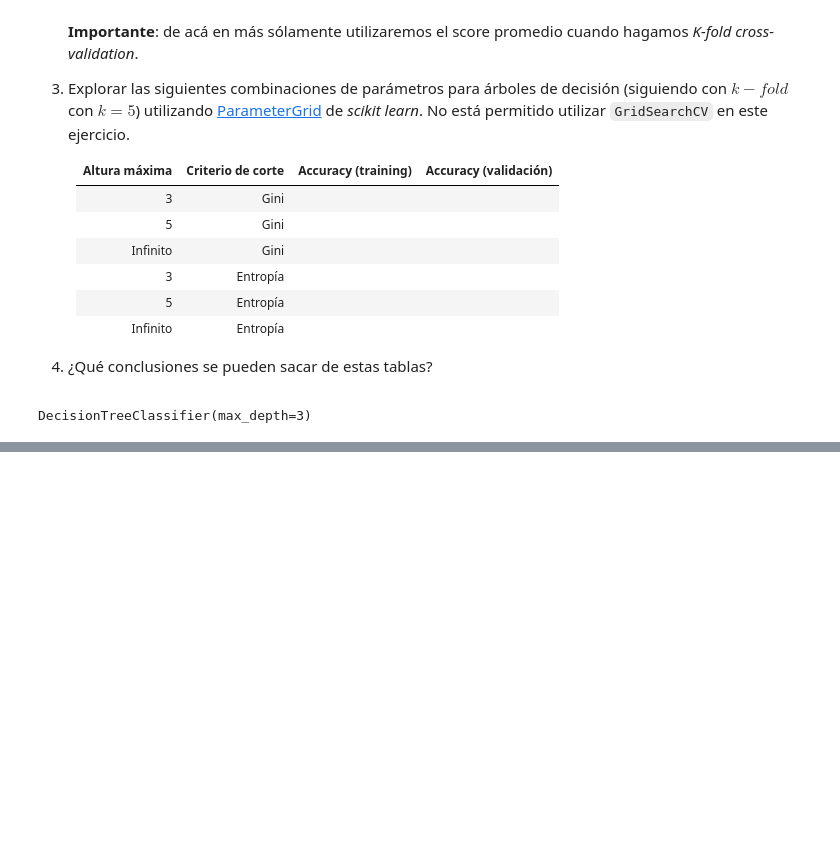
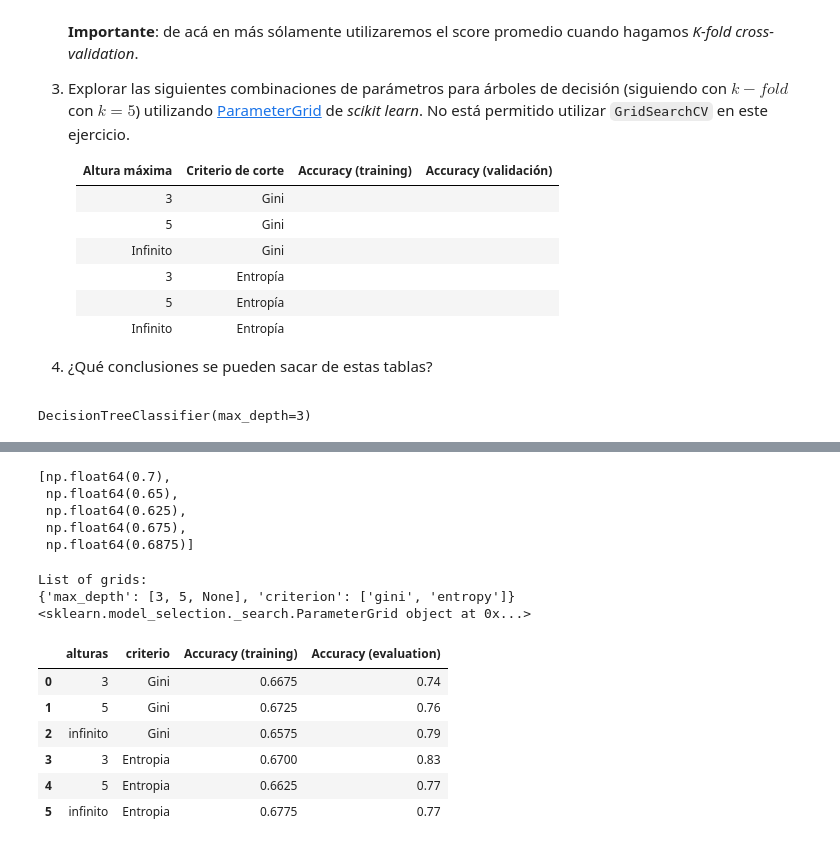
Before and after one commit to AzulBarr/Aprendizaje-Automatico, a Jupyter notebook: tp1.ipynb, the cells around one changed output, grey strips where cells are left out. Cells and saved outputs as stored; diff of their text form; code cells hidden in the pictures; blank space fills up the shorter version.

```diff
--- a/tp1.ipynb
+++ b/tp1.ipynb
@@ -252,0 +299,60 @@ Accuracy sobre el test set: 0.75
+# %%
+parametros = {"max_depth": 3,"criterion":"entropy","random_state" : 4}
+k = 5
+accuracy_train = k_fold_cross_validation(X_train,y_train,k,parametros)
+accuracy_train
+# %% [output]
+[np.float64(0.7),
+ np.float64(0.65),
+ np.float64(0.625),
+ np.float64(0.675),
+ np.float64(0.6875)]
+# %%
+# Inciso 3
+## Parameter grid
+from sklearn.model_selection import ParameterGrid
+
+param_grid = {"max_depth" : [3,5,None], "criterion": ["gini","entropy"]}
+
+grid = ParameterGrid(param_grid)
+
+print("List of grids:\n{}".format(param_grid))
+print(grid)
+# %% [output]
+List of grids:
+{'max_depth': [3, 5, None], 'criterion': ['gini', 'entropy']}
+<sklearn.model_selection._search.ParameterGrid object at 0x...>
+# %%
+from sklearn.model_selection import cross_val_score
+from sklearn.tree import DecisionTreeClassifier
+
+modelo_arbol = DecisionTreeClassifier()
+
+accuracy_X_train = []
+accuracy_X_eval = []
+
+for parameters in grid:
+  arbol = DecisionTreeClassifier(**parameters)
+  arbol.fit(X_train,y_train)
+  cross_training_set = k_fold_cross_validation(X_train,y_train,5,parameters)
+  cross_validation_set = k_fold_cross_validation(X_test,y_test,5,parameters)
+  accuracy_X_train.append(np.mean(cross_training_set))
+  accuracy_X_eval.append(np.mean(cross_validation_set))
+
+
+alturas = [3,5,"infinito",3,5,"infinito"]
+criterio = ["Gini","Gini","Gini","Entropia","Entropia","Entropia"]
+
+datos = {"alturas" : alturas, "criterio" : criterio,"Accuracy (training)" : accuracy_X_train,"Accuracy (evaluation)" : accuracy_X_eval}
+
+data_frame_k_fold = pd.DataFrame(datos)
+
+data_frame_k_fold
+# %% [output]
+|  | alturas | criterio | Accuracy (training) | Accuracy (evaluation) |
+| 0 | 3 | Gini | 0.6675 | 0.74 |
+| 1 | 5 | Gini | 0.6725 | 0.76 |
+| 2 | infinito | Gini | 0.6575 | 0.79 |
+| 3 | 3 | Entropia | 0.6700 | 0.83 |
+| 4 | 5 | Entropia | 0.6625 | 0.77 |
+| 5 | infinito | Entropia | 0.6775 | 0.77 |
```
Also changed, not shown: parts of 5 cells of this notebook.
